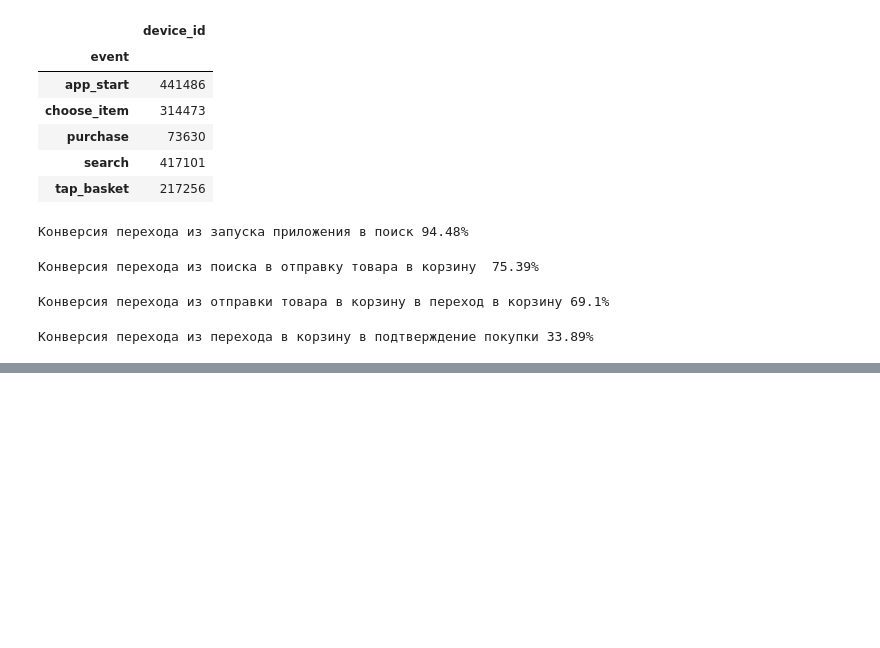
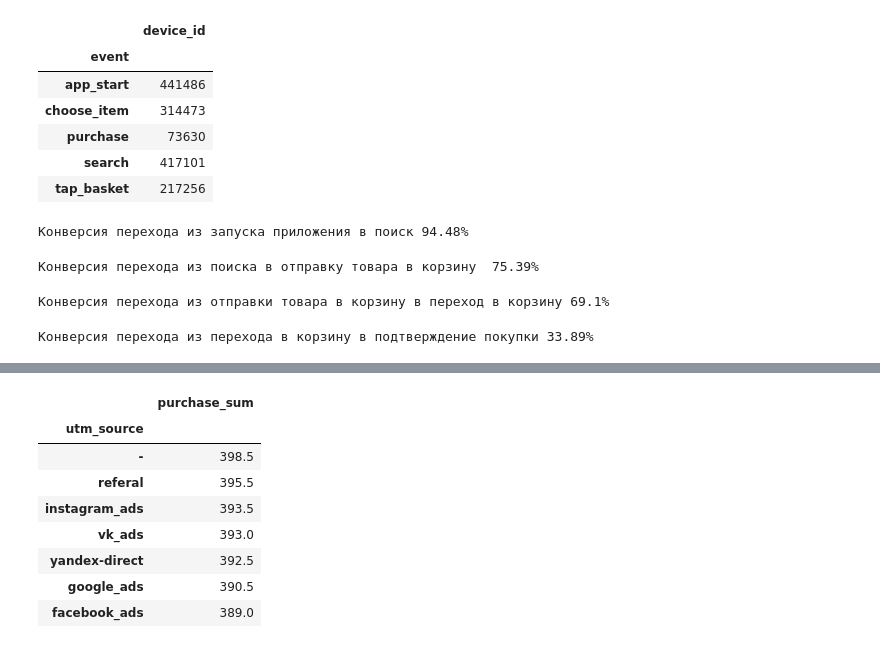
Before and after one commit to vasneva/user_behavior_analysis, a Jupyter notebook: user_behavior.ipynb, the cells around one changed output, grey strips where cells are left out. Drawn from its saved outputs; the diff is of its cells as text; code cells hidden in the pictures; blank space fills up the shorter version.

```diff
--- a/user_behavior.ipynb
+++ b/user_behavior.ipynb
@@ -260,0 +318,15 @@ print(f'Конверсия перехода из перехода в корзи
+# %%
+purchases = full_data[full_data['event'] == 'purchase'][['date', 'device_id', 'purchase_sum', 'utm_source']]
+purchases = purchases.sort_values('date').drop_duplicates('device_id')
+# %%
+purchases.drop(columns='device_id').groupby('utm_source').median(numeric_only=True).sort_values(by='purchase_sum', ascending=False)
+# %% [output]
+|  | purchase_sum |
+| utm_source |  |
+| - | 398.5 |
+| referal | 395.5 |
+| instagram_ads | 393.5 |
+| vk_ads | 393.0 |
+| yandex-direct | 392.5 |
+| google_ads | 390.5 |
+| facebook_ads | 389.0 |
```
Also changed, not shown: parts of 23 cells of this notebook.
